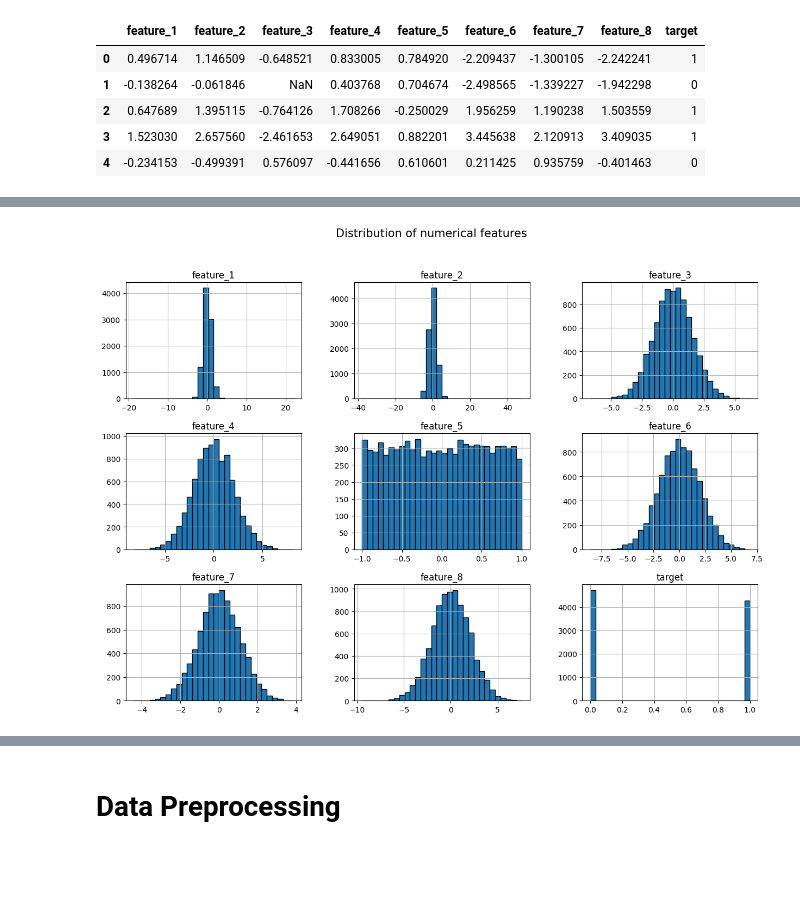
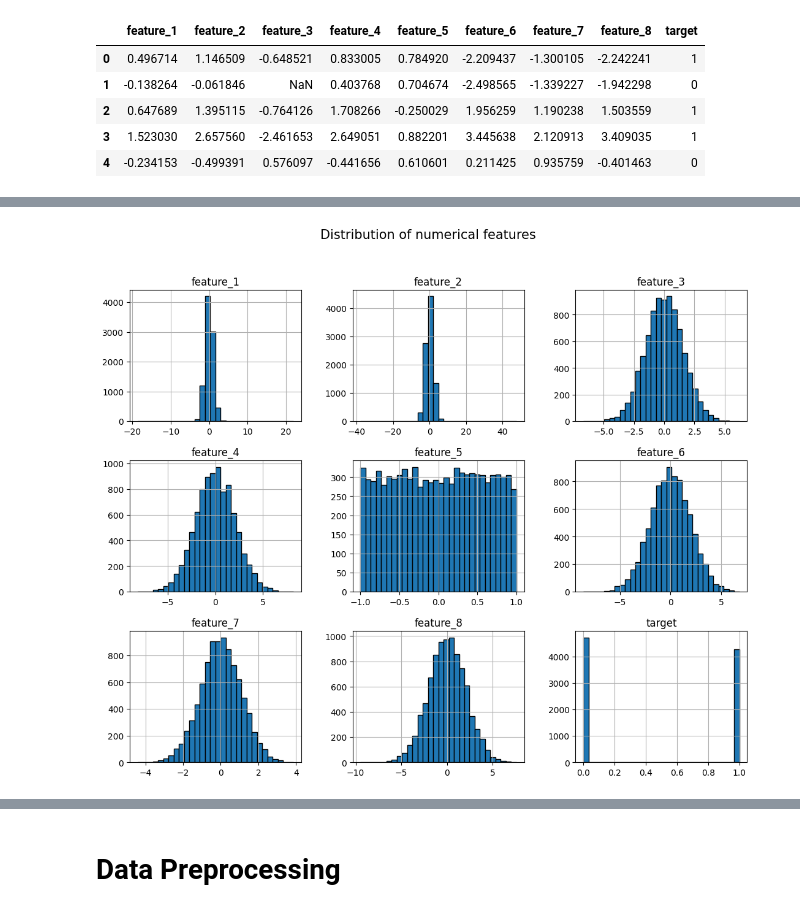
Before and after one commit to Montasir00/Ml_final_project, a Jupyter notebook: Final_Project.ipynb, the cells around one changed output, grey strips where cells are left out. Cells and saved outputs as stored; diff of their text form; code cells hidden in the pictures; blank space fills up the shorter version.

```diff
--- a/Final_Project.ipynb
+++ b/Final_Project.ipynb
@@ -110,6 +107,6 @@ numerical_corr
 # %%
-df.hist(bins = 30, figsize=(15,10), edgecolor = 'black')
+df.hist(bins = 30, figsize=(13,10), edgecolor = 'black')
 plt.suptitle("Distribution of numerical features", fontsize = 15)
 plt.show()
 # %% [output]
-[figure, old version]
+[figure, new version]
```
Also changed, not shown: parts of 13 cells of this notebook.
